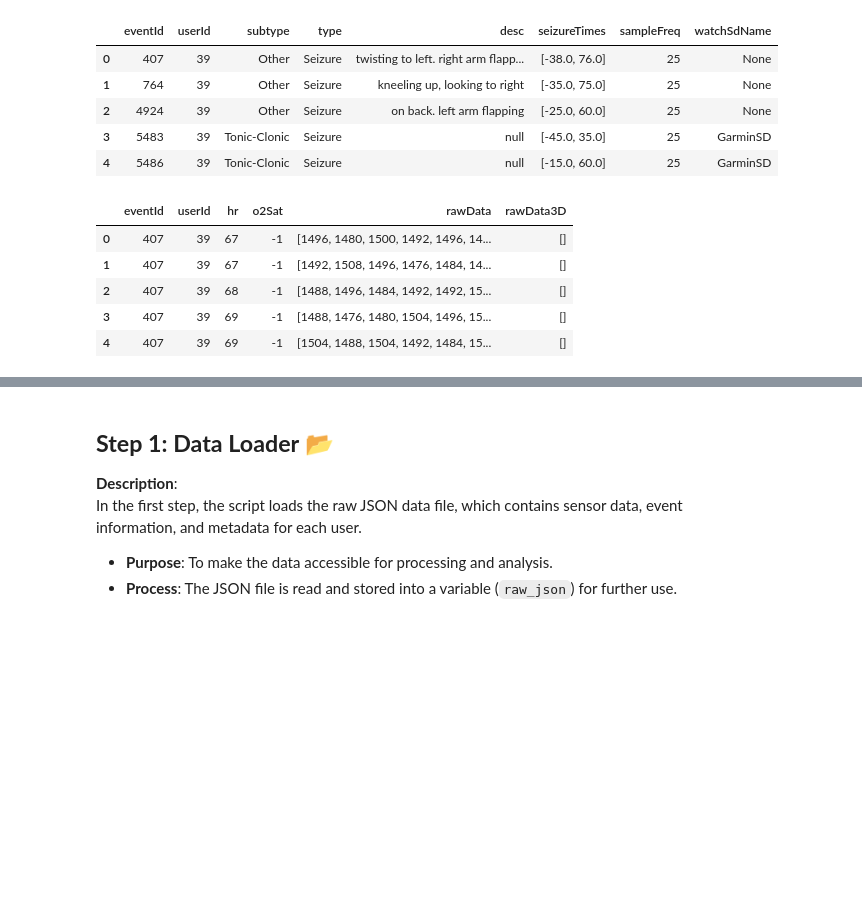
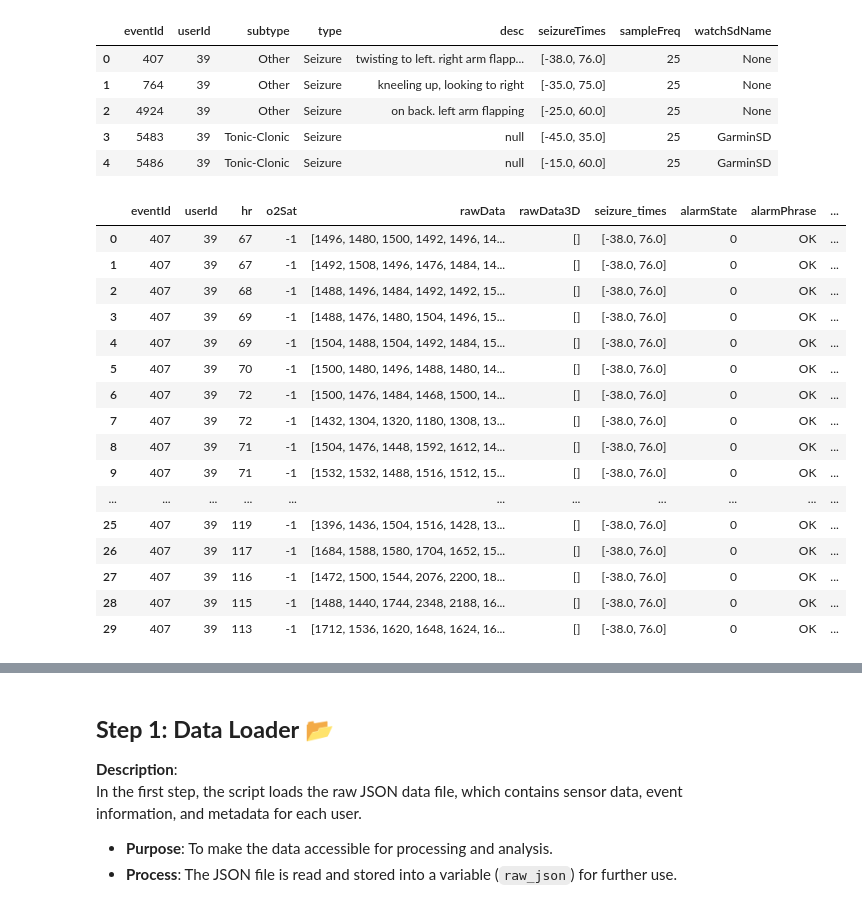
Before and after one commit to OpenSeizureDetector/OpenSeizureDatabase, a Jupyter notebook: user_tools/scripts/data_loader.ipynb, the cells around one changed output, grey strips where cells are left out. Saved outputs shown, nothing was run; the diff lists cells and outputs as text; code cells hidden in the pictures; blank space fills up the shorter version.

```diff
--- a/user_tools/scripts/data_loader.ipynb
+++ b/user_tools/scripts/data_loader.ipynb
@@ -71,44 +71,104 @@ df_metadata.head()
 | 3 | 5483 | 39 | Tonic-Clonic | Seizure | null | [-45.0, 35.0] | 25 | GarminSD |
 | 4 | 5486 | 39 | Tonic-Clonic | Seizure | null | [-15.0, 60.0] | 25 | GarminSD |
 # %%
+# Load the JSON file
+file_path = '../../tests/testData/testDataVisualisation.json'  # Replace with your JSON file path
+with open(file_path, 'r') as file:
+    raw_json = json.load(file)
+
 # Flatten the JSON and extract relevant fields
 flattened_data = []
 
 for attribute in raw_json:
     user_id = attribute.get('userId', None)
     seizure_times = attribute.get('seizureTimes', [])
     datapoints = attribute.get('datapoints', [])
 
+
     for point in datapoints:
         event_id = point.get('eventId', None)
         hr = point.get('hr', [])
         o2Sat = point.get('o2Sat', [])
         rawData = point.get('rawData', [])
         rawData3D = point.get('rawData3D', [])
+        alarmState = point.get('alarmState', None)
+        alarmPhrase = point.get('alarmPhrase', None)
         # Append every datapoint as a row
         flattened_data.append({
             'eventId': event_id,
             'userId': user_id,
             'hr': hr,
             'o2Sat': o2Sat,
             'rawData': rawData,
             'rawData3D': rawData3D,
+            'seizure_times':seizure_times,
+            "alarmState":alarmState,
+            "alarmPhrase":alarmPhrase
+        })
 
-        })
 
 # Create a DataFrame
 df_sensordata = pd.DataFrame(flattened_data)
-df_sensordata.to_csv('generatedCsvDatasets/sensordata.csv', index=False)
+# Sampling frequency (25 Hz as per your clarification)
+sampling_rate = 25  # in Hz
 
-# Display the DataFrame
-df_sensordata.head()
+# Define FFT calculation function for each row
+def calculate_fft(raw_data):
+    # Remove the DC component (mean of the signal)
+    raw_data = raw_data - np.mean(raw_data)
+
+    # Compute the Fourier Transform (FFT) for the entire signal
+    fft_result = np.fft.fft(raw_data)
+
+    # Compute the frequencies corresponding to the FFT result
+    frequencies = np.fft.fftfreq(len(raw_data), d=1/sampling_rate)
+
+    # Compute the magnitude of the FFT (absolute value)
+    fft_magnitude = np.abs(fft_result)
+
+    # Only consider the positive frequencies (the FFT is symmetric)
+    positive_frequencies = frequencies[:len(frequencies)//2]
+    positive_fft_magnitude = fft_magnitude[:len(frequencies)//2]
+
+    return positive_frequencies, positive_fft_magnitude
+
+# Add a new column for FFT data for all rows in the DataFrame
+fft_results = []
+
+for _, row in df_sensordata.iterrows():
+    # Extract rawData for the row
+    raw_data = np.array(row['rawData'])
+
+    # Calculate the FFT for the current row
+    positive_frequencies, positive_fft_magnitude = calculate_fft(raw_data)
+
+    # Store the result as a list of FFT magnitudes
+    fft_results.append(list(positive_fft_magnitude))  # Modify if needed to store specific frequency ranges
+
+# Add the FFT results to the DataFrame as a new column
+df_sensordata['FFT'] = fft_results
+
+df_sensordata.to_csv('generatedCsvDatasets/sensordata_fft.csv', index=False)
+
+df_sensordata.head(30)
 # %% [output]
-|  | eventId | userId | hr | o2Sat | rawData | rawData3D |
-| 0 | 407 | 39 | 67 | -1 | [1496, 1480, 1500, 1492, 1496, 14... | [] |
-| 1 | 407 | 39 | 67 | -1 | [1492, 1508, 1496, 1476, 1484, 14... | [] |
-| 2 | 407 | 39 | 68 | -1 | [1488, 1496, 1484, 1492, 1492, 15... | [] |
-| 3 | 407 | 39 | 69 | -1 | [1488, 1476, 1480, 1504, 1496, 15... | [] |
-| 4 | 407 | 39 | 69 | -1 | [1504, 1488, 1504, 1492, 1484, 15... | [] |
+|  | eventId | userId | hr | o2Sat | rawData | rawData3D | seizure_times | alarmState | alarmPhrase | ... |
+| 0 | 407 | 39 | 67 | -1 | [1496, 1480, 1500, 1492, 1496, 14... | [] | [-38.0, 76.0] | 0 | OK | ... |
+| 1 | 407 | 39 | 67 | -1 | [1492, 1508, 1496, 1476, 1484, 14... | [] | [-38.0, 76.0] | 0 | OK | ... |
+| 2 | 407 | 39 | 68 | -1 | [1488, 1496, 1484, 1492, 1492, 15... | [] | [-38.0, 76.0] | 0 | OK | ... |
+| 3 | 407 | 39 | 69 | -1 | [1488, 1476, 1480, 1504, 1496, 15... | [] | [-38.0, 76.0] | 0 | OK | ... |
+| 4 | 407 | 39 | 69 | -1 | [1504, 1488, 1504, 1492, 1484, 15... | [] | [-38.0, 76.0] | 0 | OK | ... |
+| 5 | 407 | 39 | 70 | -1 | [1500, 1480, 1496, 1488, 1480, 14... | [] | [-38.0, 76.0] | 0 | OK | ... |
+| 6 | 407 | 39 | 72 | -1 | [1500, 1476, 1484, 1468, 1500, 14... | [] | [-38.0, 76.0] | 0 | OK | ... |
+| 7 | 407 | 39 | 72 | -1 | [1432, 1304, 1320, 1180, 1308, 13... | [] | [-38.0, 76.0] | 0 | OK | ... |
+| 8 | 407 | 39 | 71 | -1 | [1504, 1476, 1448, 1592, 1612, 14... | [] | [-38.0, 76.0] | 0 | OK | ... |
+| 9 | 407 | 39 | 71 | -1 | [1532, 1532, 1488, 1516, 1512, 15... | [] | [-38.0, 76.0] | 0 | OK | ... |
+| ... | ... | ... | ... | ... | ... | ... | ... | ... | ... | ... |
+| 25 | 407 | 39 | 119 | -1 | [1396, 1436, 1504, 1516, 1428, 13... | [] | [-38.0, 76.0] | 0 | OK | ... |
+| 26 | 407 | 39 | 117 | -1 | [1684, 1588, 1580, 1704, 1652, 15... | [] | [-38.0, 76.0] | 0 | OK | ... |
+| 27 | 407 | 39 | 116 | -1 | [1472, 1500, 1544, 2076, 2200, 18... | [] | [-38.0, 76.0] | 0 | OK | ... |
+| 28 | 407 | 39 | 115 | -1 | [1488, 1440, 1744, 2348, 2188, 16... | [] | [-38.0, 76.0] | 0 | OK | ... |
+| 29 | 407 | 39 | 113 | -1 | [1712, 1536, 1620, 1648, 1624, 16... | [] | [-38.0, 76.0] | 0 | OK | ... |
 # %%
 # Sampling frequency (25 Hz as per your clarification)
 sampling_rate = 25  # in Hz
```
Also changed, not shown: parts of 3 cells of this notebook, 6 other files.
